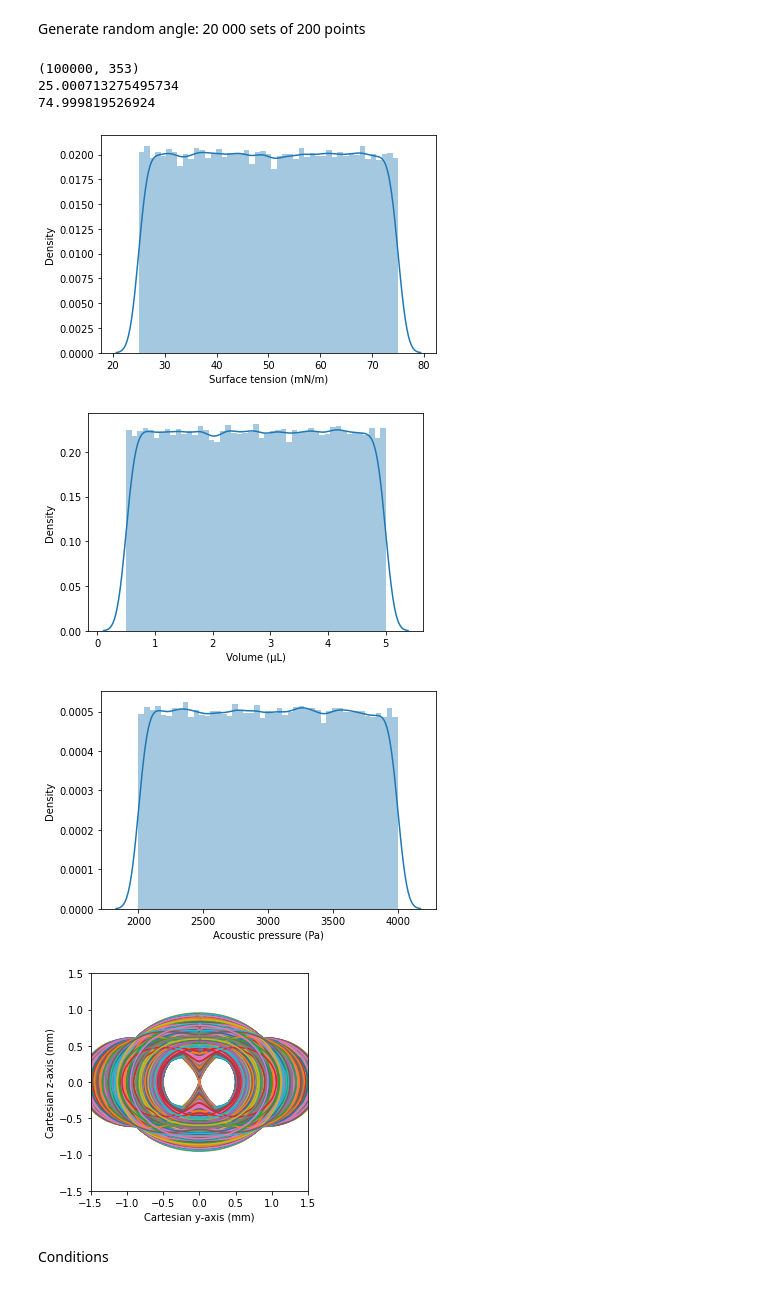
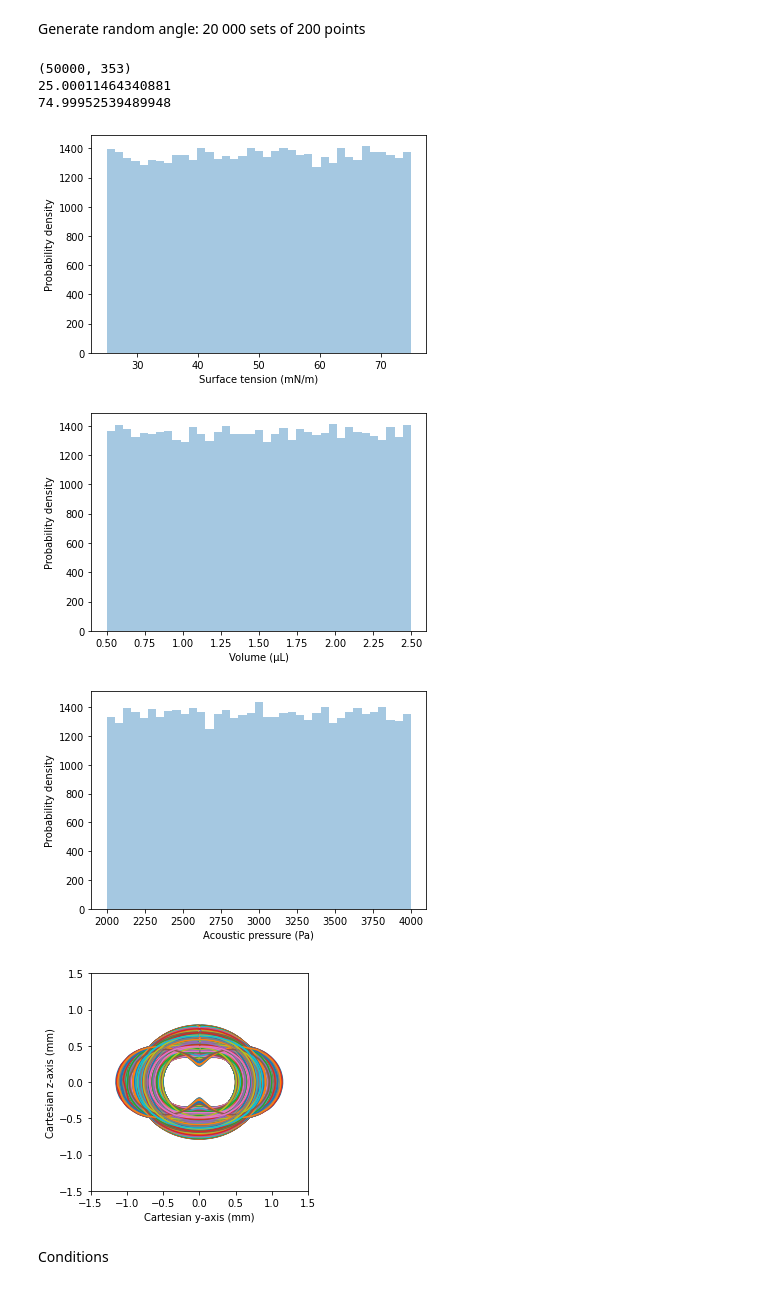
Before and after one commit to sargyri/Drop_Lev, a Jupyter notebook: Machine_learning/ST_prediction_theory.ipynb, the cells around one changed output. Drawn from its saved outputs; the diff is of its cells as text; code cells hidden in the pictures.

```diff
--- a/Machine_learning/ST_prediction_theory.ipynb
+++ b/Machine_learning/ST_prediction_theory.ipynb
@@ -435,7 +422,7 @@ def gen_data(num_sample,sampling):
     #test=np.arange(100)
     #test_r=np.random.choice(test,10)
 
-    vol_drop=np.random.random(num_sample)*(5-0.5)+0.5 # in µL
+    vol_drop=np.random.random(num_sample)*(2.5-0.5)+0.5 # in µL
     calibration=1 #0.0060567117466506235e-3 #mm/pixel
 
     #gamma=72.8 #[mN/m]
@@ -502,18 +489,21 @@ def gen_data(num_sample,sampling):
     print(ST_range.max())
     #sns.set(color_codes=True)
     plt.figure()
-    sns.distplot(ST_range)
+    sns.distplot(ST_range, norm_hist=True, kde=False)
     plt.xlabel('Surface tension (mN/m)')
+    plt.ylabel('Probability density')
 
     if type(vol_drop) != float:
       plt.figure()
-      sns.distplot(vol_drop)
+      sns.distplot(vol_drop, norm_hist=True, kde=False)
       plt.xlabel('Volume (μL)')
+    plt.ylabel('Probability density')
 
     if type(Ps) != float:
       plt.figure()
-      sns.distplot(Ps)
+      sns.distplot(Ps, norm_hist=True, kde=False)
       plt.xlabel('Acoustic pressure (Pa)')
+    plt.ylabel('Probability density')
 
     fig3 = plt.figure()
     plt.xlabel('Cartesian y-axis (mm)')
@@ -526,41 +516,41 @@ def gen_data(num_sample,sampling):
     for j in dataset:
       x,y=pol2cart_theta(j[sampling:sampling+sampling], j[0:sampling])
     #  print(x.shape)
     #  print(y.shape)
       plt.plot(x,y)
     plt.show()
 
 
     return dataset
 
-num_sample=100000  # number of different ST values
+num_sample=50000  # number of different ST values
 sampling=175 # number of coordiante point describing the contour
 
 
 dataset=gen_data(num_sample,sampling)
 
 
 column_names=[]
 for i in range(sampling):
   column_names.append('theta')
 for i in range(sampling):
   column_names.append('rho')
 column_names.append('vol')
 column_names.append('Ps')
 column_names.append('ST')
 
 
 raw_dataset = pd.DataFrame(dataset, columns=column_names)
 
 raw_dataset.to_csv('./dataset.csv',index=False)
 # %% [output]
-(100000, 353)
-25.000713275495734
-74.999819526924
+(50000, 353)
+25.00011464340881
+74.99952539489948
-[figure, old version]
+[figure, new version]
-[figure, old version]
+[figure, new version]
-[figure, old version]
+[figure, new version]
-[figure, old version]
+[figure, new version]
 # %%
 # dataset = raw_dataset.copy()
 
```
Also changed, not shown: parts of 25 cells of this notebook.
